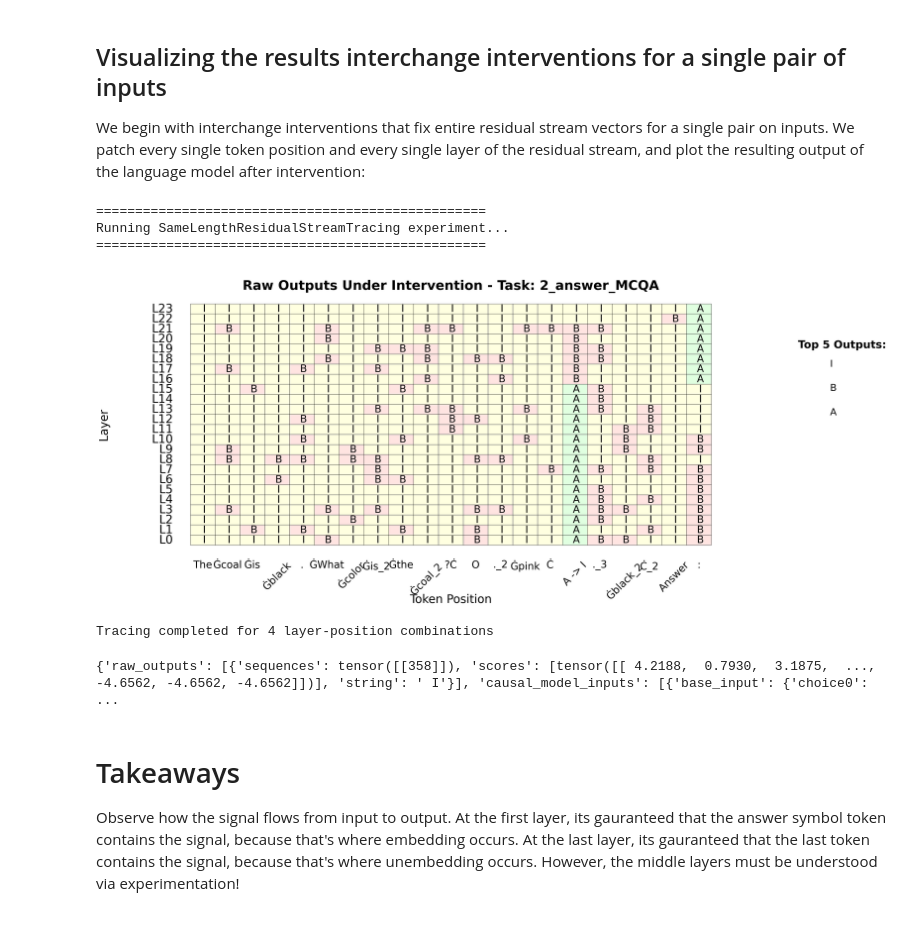
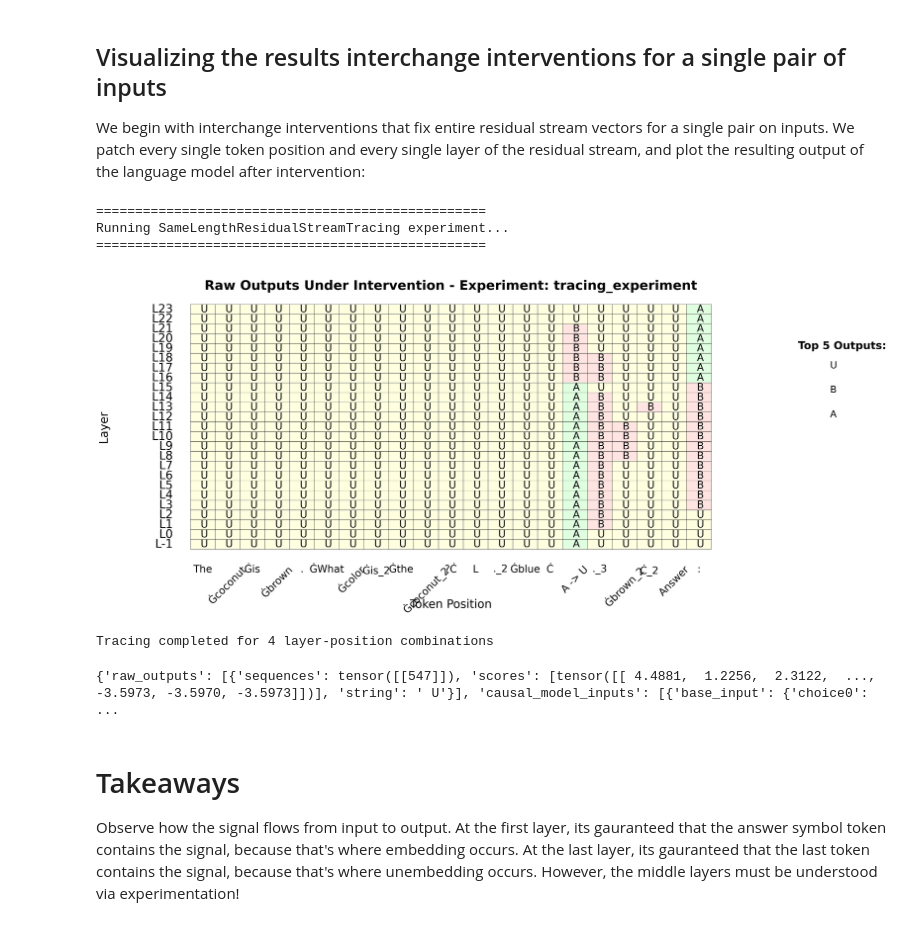
Before and after one commit to goodfire-ai/causalab, a Jupyter notebook: demos/onboarding_tutorial/02_trace_residual_stream.ipynb, the cells around one changed output. Drawn from its saved outputs; the diff is of its cells as text; code cells hidden in the pictures.

```diff
--- a/demos/onboarding_tutorial/02_trace_residual_stream.ipynb
+++ b/demos/onboarding_tutorial/02_trace_residual_stream.ipynb
@@ -2,6 +2,7 @@
 %load_ext autoreload
 %autoreload 2
 
-from tasks.MCQA.mcqa import MCQA_task, sample_answerable_question
-causal_model = MCQA_task.causal_models["positional"]
+from tasks.MCQA.causal_models import positional_causal_model
+from tasks.MCQA.counterfactuals import sample_answerable_question
+causal_model = positional_causal_model
 import random
@@ -96,37 +98,35 @@ We patch every single token position and every single layer of the residual stre
 # %%
 # Import the tracing experiment
 from experiments.LM_experiments.residual_stream_experiment import SameLengthResidualStreamTracing
 
 # Run the tracing experiment
 print("\n" + "="*50)
 print("Running SameLengthResidualStreamTracing experiment...")
 print("="*50)
 
 # Create the tracing experiment
 tracing_exp = SameLengthResidualStreamTracing(
-    pipeline=pipeline,
-    causal_model=causal_model,
-    checker=checker,
+    pipeline=pipeline
 )
 
 # Run the experiment with our counterfactual pair
 results = tracing_exp.run(
     base_input=original,
     counterfactual_input=counterfactual
 )
 
 tracing_exp.plot_raw_outputs(results, "./tracing_results/tracing_heatmap.png")
 print(f"\nTracing completed for {len(results)} layer-position combinations")
 # %% [output]
 ==================================================
 Running SameLengthResidualStreamTracing experiment...
 ==================================================
-[figure, old version]
+[figure, new version]
 Tracing completed for 4 layer-position combinations
 # %%
-print(results["dataset"]["tracing_example"]["model_unit"]["[[AtomicModelUnit(id='ResidualStream(Layer-3,Token-.)')]]"])
+print(results["dataset"]["tracing_example"]["model_unit"]["[[AtomicModelUnit(id='ResidualStream(Layer-3,block_output,Token-.)')]]"])
 # %% [output]
-{'raw_outputs': [{'sequences': tensor([[358]]), 'scores': [tensor([[ 4.2188,  0.7930,  3.1875,  ..., -4.6562, -4.6562, -4.6562]])], 'string': ' I'}], 'causal_model_inputs': [{'base_input': {'choice0': ...
+{'raw_outputs': [{'sequences': tensor([[547]]), 'scores': [tensor([[ 4.4881,  1.2256,  2.3122,  ..., -3.5973, -3.5970, -3.5973]])], 'string': ' U'}], 'causal_model_inputs': [{'base_input': {'choice0': ...
 # %% [markdown]
 # Takeaways
 
```
Also changed, not shown: parts of 3 cells of this notebook, 46 other files.
